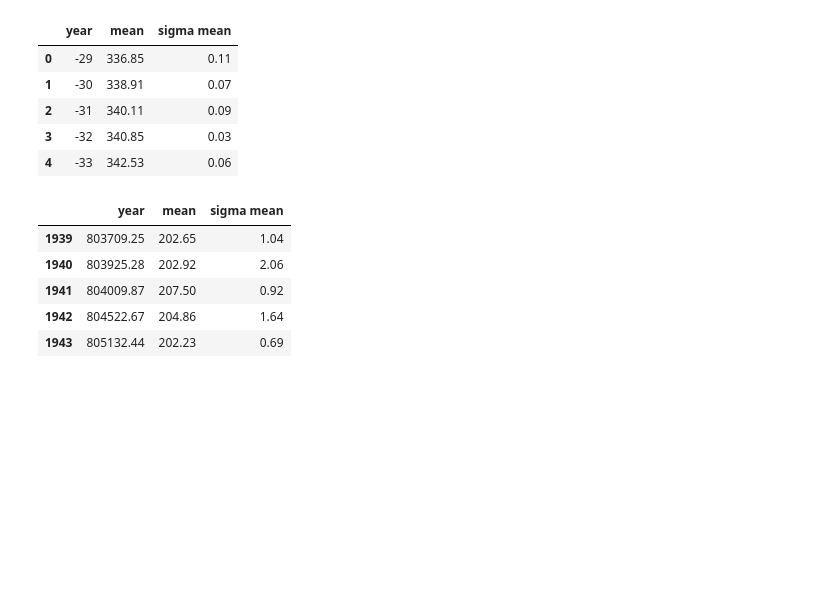
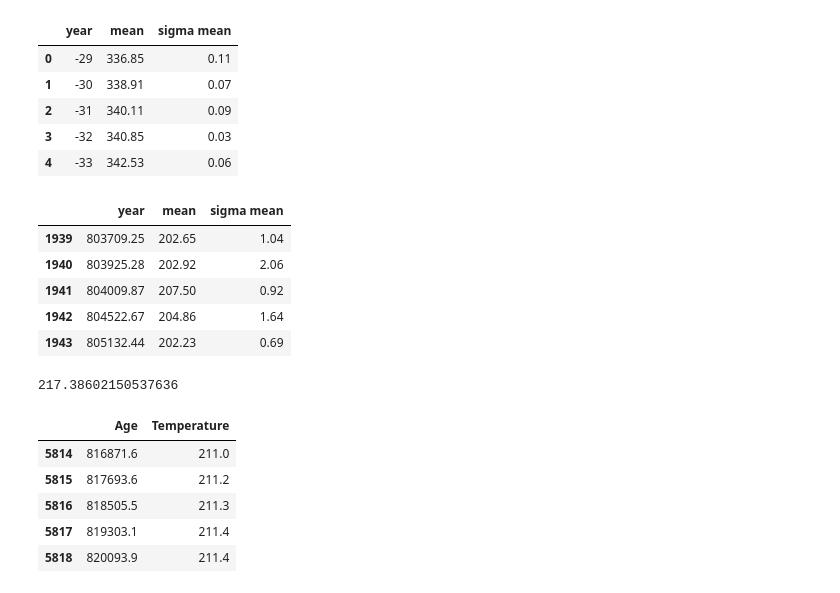
Before and after one commit to tomdbrophy/prog_data_analysis_assessment_2, a Jupyter notebook: project2.ipynb, the cells around one changed output. Cells and saved outputs as stored; diff of their text form; code cells hidden in the pictures; blank space fills up the shorter version.

```diff
--- a/project2.ipynb
+++ b/project2.ipynb
@@ -68,6 +68,27 @@ co2.tail()
 | 1941 | 804009.87 | 207.50 | 0.92 |
 | 1942 | 804522.67 | 204.86 | 1.64 |
 | 1943 | 805132.44 | 202.23 | 0.69 |
+# %%
+temp_jouzel = pd.read_excel('data/temp_jouzel.xls')
+temp_jouzel = temp_jouzel.drop(['bag', 'ztop', 'AICC2012', 'deutfinal', 'acc-EDC3beta'], axis=1)
+temp_jouzel = temp_jouzel.rename(columns={'EDC3béta':'Age', 'temp':'Temperature'})
+# Convert temperature from Kelvin to Celsius
+# temp_jouzel.iloc[:,1] = temp_jouzel.iloc[:,1] - 273.15
+
+# Finding average temperature of last 1000 years
+avg_temp_range = (temp_jouzel.iloc[0:93,1])
+avg_temp = (avg_temp_range.sum())/93
+print(avg_temp)
+temp_jouzel.tail()
+#plt.plot(temp_jouzel['Age'], temp_jouzel['Temperature'])
+# %% [output]
+217.38602150537636
+|  | Age | Temperature |
+| 5814 | 816871.6 | 211.0 |
+| 5815 | 817693.6 | 211.2 |
+| 5816 | 818505.5 | 211.3 |
+| 5817 | 819303.1 | 211.4 |
+| 5818 | 820093.9 | 211.4 |
 # %%
 # Some minor cleaning of this file type was done to more easily import into the notebook. The .txt file was first downloaded,
 # then extraneous data at the top of the file was removed.
```
Also changed, not shown: parts of 4 cells of this notebook.
